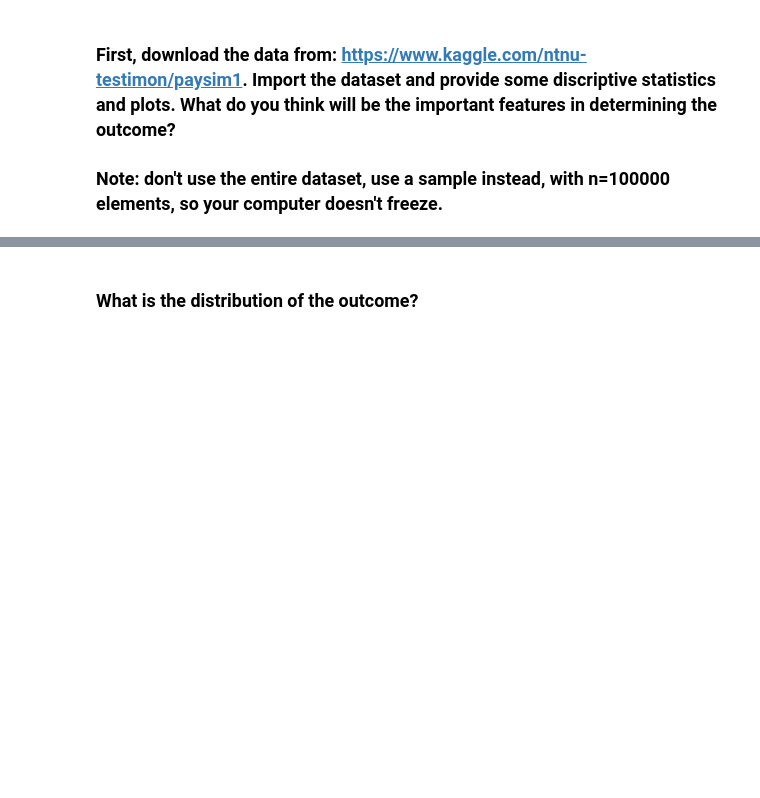
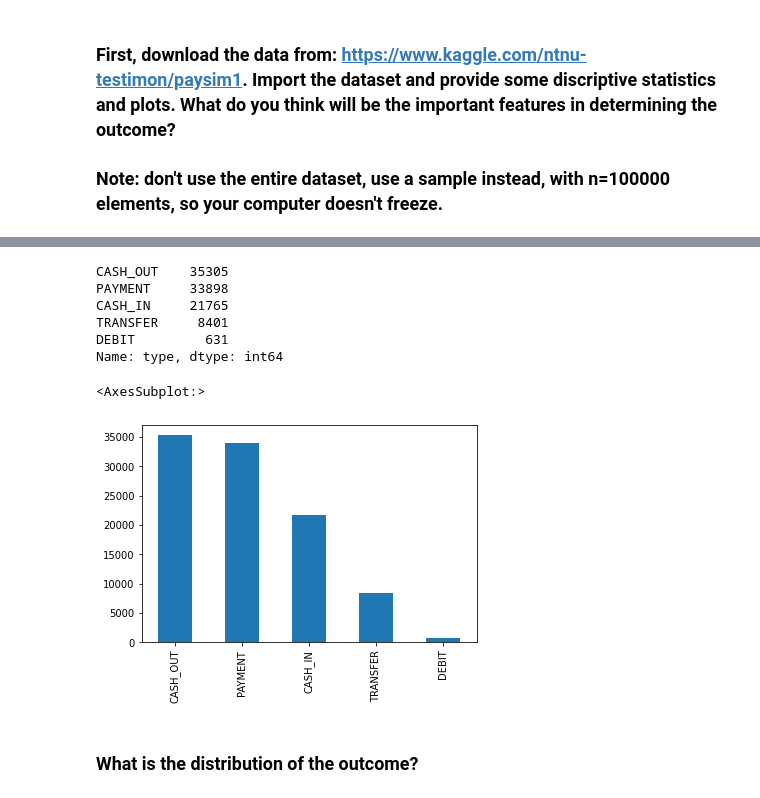
Before and after one commit to ta-data-lis/lab-imbalance, a Jupyter notebook: your-code/lab_imbalance.ipynb, the cells around one changed output, grey strips where cells are left out. Cells and saved outputs as stored; diff of their text form; code cells hidden in the pictures; blank space fills up the shorter version.

Commit message:
Lab imbalance - Beatriz Ramalho

```diff
--- a/your-code/lab_imbalance.ipynb
+++ b/your-code/lab_imbalance.ipynb
@@ -13,0 +28,2 @@ Like we disussed in class, when we have noisy data, if we are not careful, we ca
+# %%
+data = pd.read_csv("C:\\Users\\beatr\\Documents\\Beatriz\\Ironhack\\lab-imbalance\\your-code\\imbalance_data.csv")
@@ -13,0 +43,3 @@ Like we disussed in class, when we have noisy data, if we are not careful, we ca
+# %%
+# Get a sample of 100000:
+data_sample = data.sample(100000)
@@ -13,0 +99,15 @@ Like we disussed in class, when we have noisy data, if we are not careful, we ca
+# %%
+data_sample["type"].value_counts()
+# %% [output]
+CASH_OUT    35305
+PAYMENT     33898
+CASH_IN     21765
+TRANSFER     8401
+DEBIT         631
+Name: type, dtype: int64
+# %%
+types = pd.value_counts(data_sample["type"])
+types.plot(kind = "bar")
+# %% [output]
+<AxesSubplot:>
+[figure, added]
```
Also changed, not shown: parts of 23 cells of this notebook.
